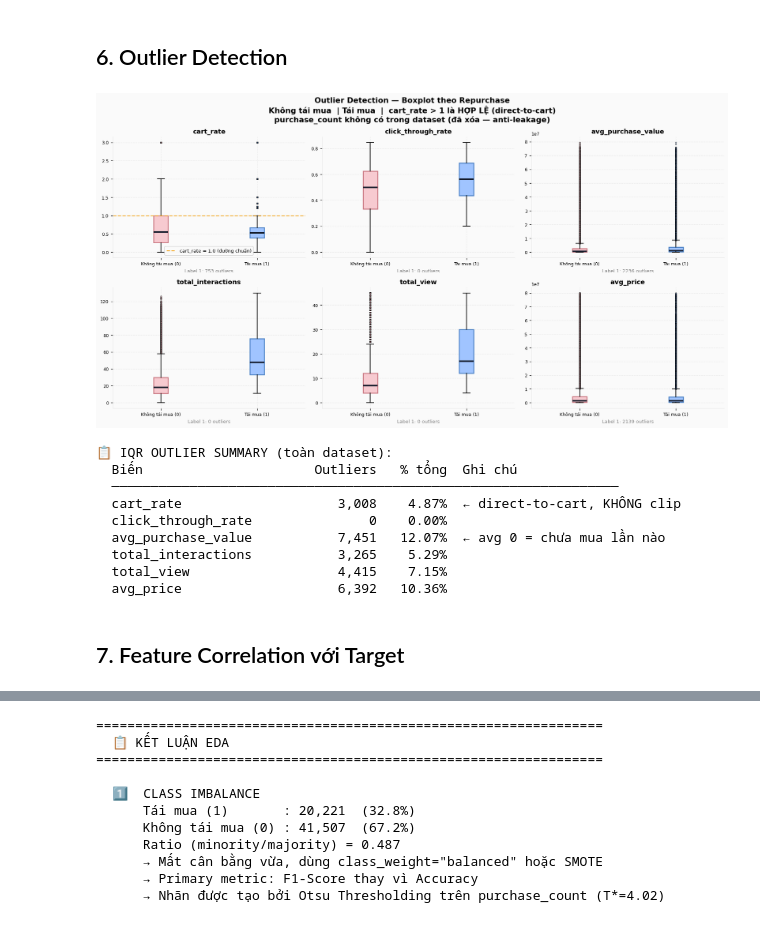
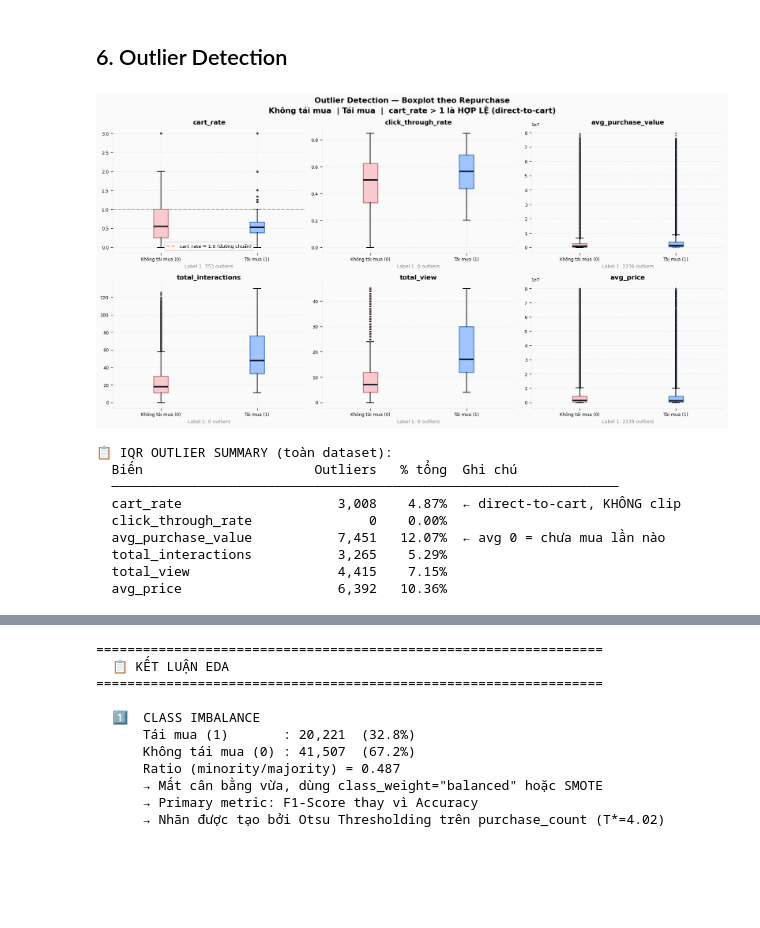
Before and after one commit to TranThiNgocVy/MOCK_PROJECT-NHOM2, a Jupyter notebook: 2_Exploratory_Data_Analysis.ipynb, the cells around one changed output, grey strips where cells are left out. Drawn from its saved outputs; the diff is of its cells as text; code cells hidden in the pictures; blank space fills up the shorter version.

```diff
--- a/2_Exploratory_Data_Analysis.ipynb
+++ b/2_Exploratory_Data_Analysis.ipynb
@@ -533,11 +529,32 @@ for col in cat_features:
 # %% [markdown]
 ## 6. Outlier Detection
 # %%
+
 # ============================================================
 # SECTION 6: Outlier detection — Boxplot by repurchase
 # Màu: PALETTE[0]/PALETTE[1] — VI class colors (hồng / xanh pastel)
 # NOTE: purchase_count đã xóa → thay bằng total_interactions
 # ============================================================
+import matplotlib.pyplot as plt
+import numpy as np
+import pandas as pd
+
+# Đảm bảo PAL, PALETTE, PALETTE_EDGE tồn tại nếu cell chạy độc lập
+if 'PAL' not in dir():
+    PAL = {
+        'primary' : '#2563EB',
+        'pos'     : '#059669',
+        'neg'     : '#DC2626',
+        'accent'  : '#7C3AED',
+        'warning' : '#F59E0B',
+        'neutral' : '#94A3B8',
+        'light_pos': '#D1FAE5',
+        'light_neg': '#FEE2E2',
+    }
+if 'PALETTE' not in dir():
+    PALETTE      = {0: '#F7CAD0', 1: '#A0C4FF'}
+    PALETTE_EDGE = {0: '#C97680', 1: '#4A80C4'}
+
 outlier_cols = ['cart_rate', 'click_through_rate', 'avg_purchase_value',
                 'total_interactions', 'total_view', 'avg_price']
 
@@ -574,36 +591,35 @@ for i, col in enumerate(outlier_cols):
     for data, label_str, color in [(data_0, '0', PALETTE_EDGE[0]), (data_1, '1', PALETTE_EDGE[1])]:
         q1, q3 = data.quantile(0.25), data.quantile(0.75)
         iqr = q3 - q1
         n_out = ((data < q1 - 1.5*iqr) | (data > q3 + 1.5*iqr)).sum()
         ax.set_xlabel(f'Label {label_str}: {n_out} outliers', fontsize=8, color='gray')
 
     # Chú thích cart_rate > 1 = hợp lệ
     if col == 'cart_rate':
         ax.axhline(1.0, color=PAL['warning'], linestyle='--', linewidth=1.5, alpha=0.85,
                    label='cart_rate = 1.0 (đường chuẩn)')
         ax.legend(fontsize=8)
 
 plt.suptitle('Outlier Detection — Boxplot theo Repurchase\n'
-             'Không tái mua  | Tái mua  |  cart_rate > 1 là HỢP LỆ (direct-to-cart)\n'
-             'purchase_count không có trong dataset (đã xóa — anti-leakage)',
+             'Không tái mua  | Tái mua  |  cart_rate > 1 là HỢP LỆ (direct-to-cart)',
              fontsize=13, fontweight='bold')
 plt.tight_layout()
 plt.show()
 
 # IQR outlier summary
 print('\n📋 IQR OUTLIER SUMMARY (toàn dataset):')
 print(f'  {"Biến":<25} {"Outliers":>8}  {"% tổng":>7}  Ghi chú')
 print('  ' + '─' * 65)
 for col in outlier_cols:
     data = df[col].dropna()
     q1, q3 = data.quantile(0.25), data.quantile(0.75)
     iqr = q3 - q1
     n_out = ((data < q1 - 1.5*iqr) | (data > q3 + 1.5*iqr)).sum()
     note = '← direct-to-cart, KHÔNG clip' if col == 'cart_rate' else \
            '← avg 0 = chưa mua lần nào' if col == 'avg_purchase_value' else ''
     print(f'  {col:<25} {n_out:>8,}  {n_out/len(df)*100:>6.2f}%  {note}')
 # %% [output]
-[figure, old version]
+[figure, new version]
 📋 IQR OUTLIER SUMMARY (toàn dataset):
   Biến                      Outliers   % tổng  Ghi chú
   ─────────────────────────────────────────────────────────────────
@@ -613,5 +629,3 @@ for col in outlier_cols:
   total_interactions           3,265    5.29%
   total_view                   4,415    7.15%
   avg_price                    6,392   10.36%
-# %% [markdown]
-## 7. Feature Correlation với Target
```
Also changed, not shown: parts of 6 cells of this notebook, 18 other files.
